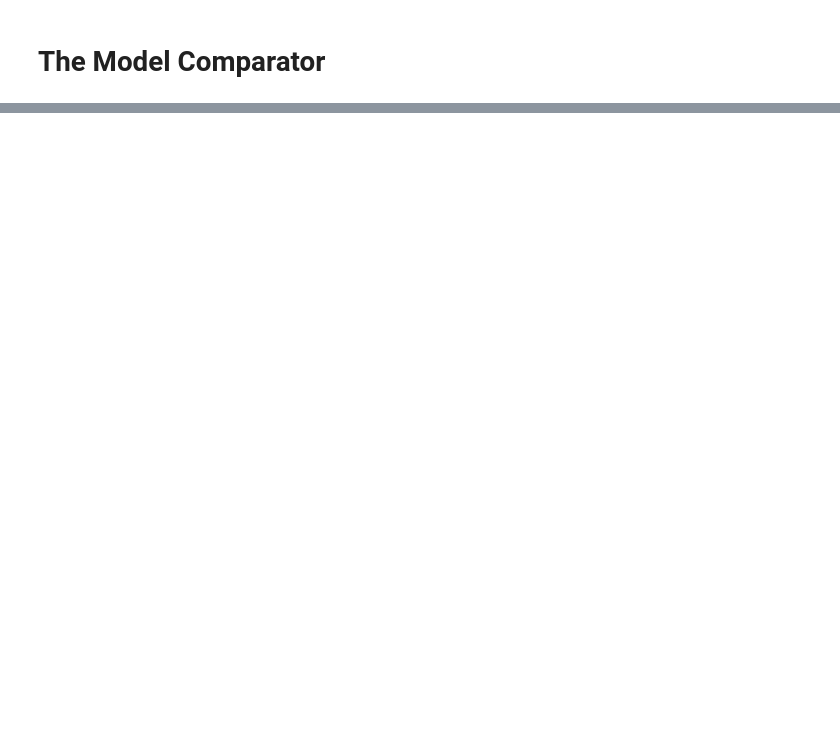
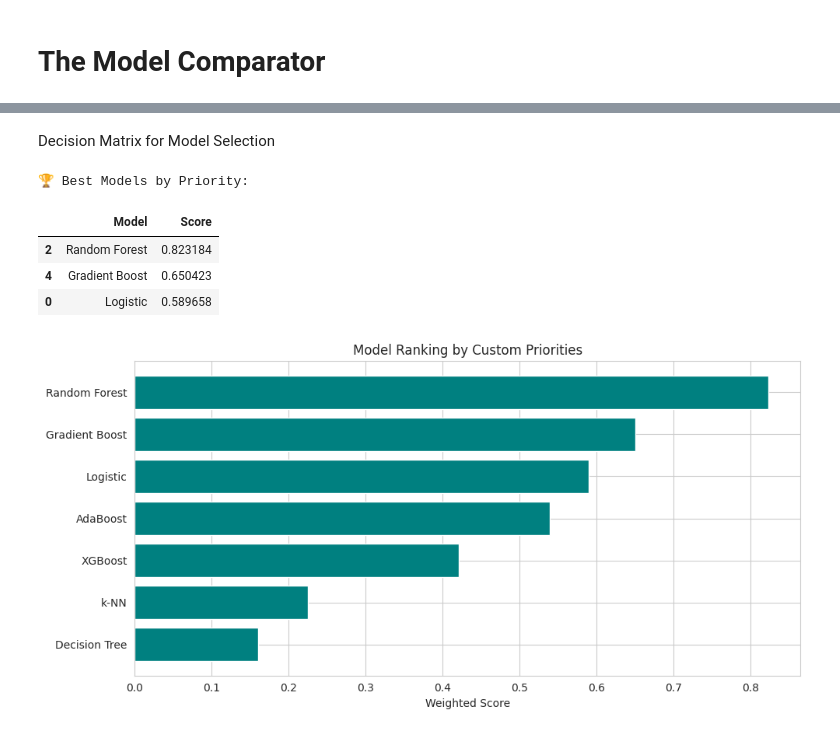
Before and after one commit to albert-raphael/alpha-group, a Jupyter notebook: Notebooks/flu shot.ipynb, the cells around one changed output, grey strips where cells are left out. Saved outputs shown, nothing was run; the diff lists cells and outputs as text; code cells hidden in the pictures; blank space fills up the shorter version.

```diff
--- a/Notebooks/flu shot.ipynb
+++ b/Notebooks/flu shot.ipynb
@@ -2800,0 +2987,54 @@ class ModelComparator:
+# %% [markdown]
+Decision Matrix for Model Selection
+# %%
+# Prepare data
+metrics = {
+    'Model': ['Logistic', 'Decision Tree', 'Random Forest', 'XGBoost', 'Gradient Boost', 'AdaBoost', 'k-NN'],
+    'AUC': [0.827, 0.640, 0.825, 0.810, 0.835, 0.830, 0.740],
+    'Train Time': [0.1, 0.14, 2.3, 0.33, 3.2, 0.79, 0.003],
+    'Memory': [0, 0.52, 61.45, 0.43, 0.13, 0.03, 6.03],
+    'Interpretability': [5, 4, 3, 2, 2, 3, 1]  # 5 = most interpretable, 1 = least
+}
+
+df = pd.DataFrame(metrics)
+
+# Normalize metrics
+scaler = MinMaxScaler()
+scaled_values = scaler.fit_transform(df.drop('Model', axis=1))
+scaled_df = pd.DataFrame(scaled_values, columns=df.columns[1:])
+scaled_df['Model'] = df['Model']
+
+# Weights for decision matrix
+weights = {
+    'AUC': 0.4,
+    'Train Time': 0.2,
+    'Memory': 0.2,
+    'Interpretability': 0.2
+}
+
+# Apply weights and compute final score
+for col in weights:
+    scaled_df[f'{col}_weighted'] = scaled_df[col] * weights[col]
+
+scaled_df['Score'] = scaled_df[[f'{col}_weighted' for col in weights]].sum(axis=1)
+
+# Sort and show top 3
+result = scaled_df[['Model', 'Score']].sort_values('Score', ascending=False)
+print("🏆 Best Models by Priority:")
+display(result.head(3))
+
+# Optional: Bar plot
+plt.figure(figsize=(10, 5))
+plt.barh(result['Model'], result['Score'], color='teal')
+plt.xlabel("Weighted Score")
+plt.title("Model Ranking by Custom Priorities")
+plt.gca().invert_yaxis()
+plt.tight_layout()
+plt.show()
+# %% [output]
+🏆 Best Models by Priority:
+|  | Model | Score |
+| 2 | Random Forest | 0.823184 |
+| 4 | Gradient Boost | 0.650423 |
+| 0 | Logistic | 0.589658 |
+[figure, added]
```
Also changed, not shown: parts of 26 cells of this notebook.
